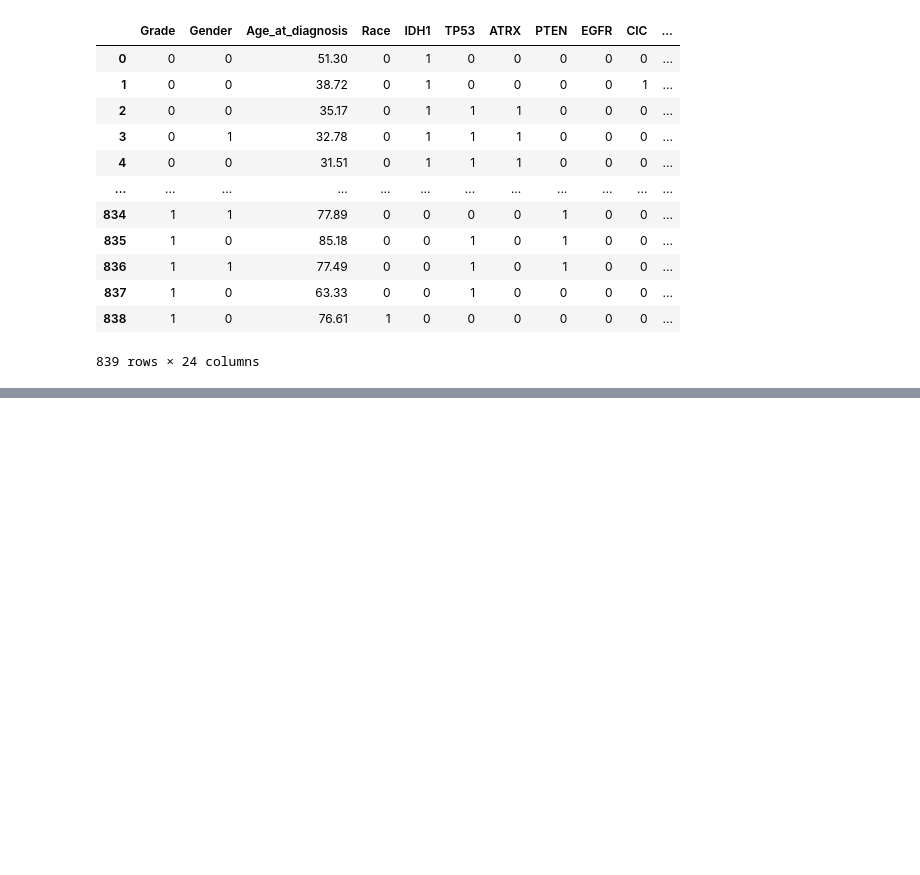
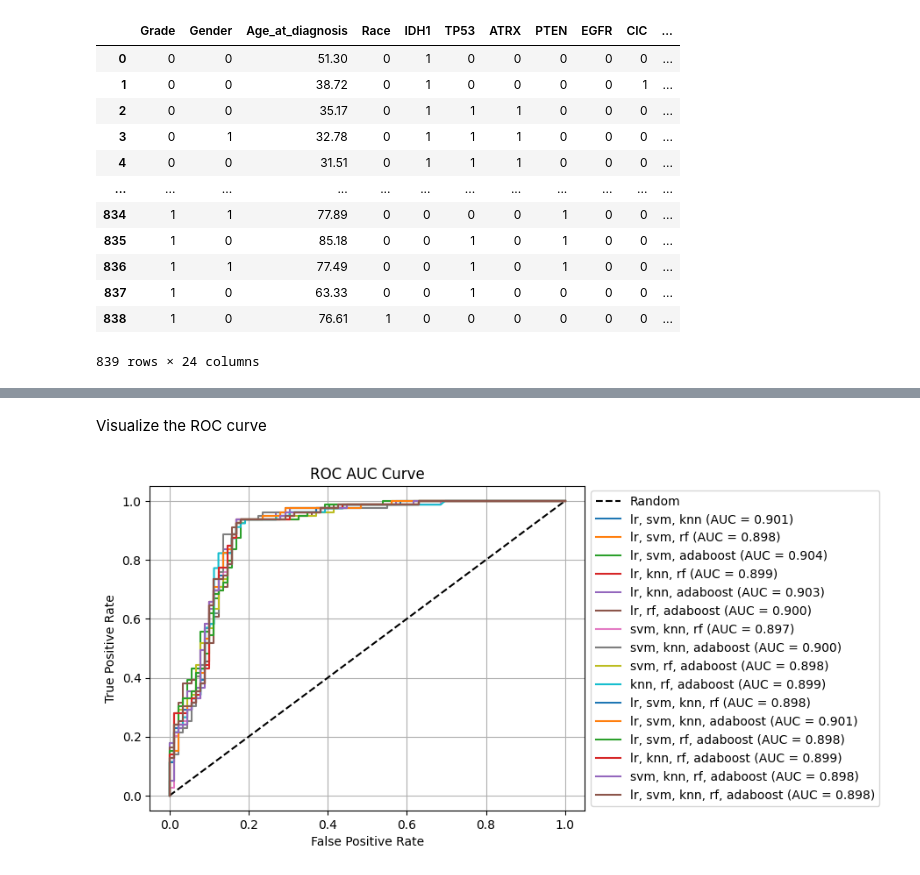
Before and after one commit to trizkynoviandy/glioma-grading, a Jupyter notebook: glioma_grading.ipynb, the cells around one changed output, grey strips where cells are left out. Saved outputs shown, nothing was run; the diff lists cells and outputs as text; code cells hidden in the pictures; blank space fills up the shorter version.

```diff
--- a/glioma_grading.ipynb
+++ b/glioma_grading.ipynb
@@ -89,0 +139,22 @@ results_df.style.format(precision=3)
+# %% [markdown]
+Visualize the ROC curve
+# %%
+plt.plot([0, 1], [0, 1], 'k--', label='Random')
+
+for vc in voting_classifiers:
+    vc.fit(X_train, y_train)
+    y_pred_proba = vc.predict_proba(X_test)[:, 1]
+    fpr, tpr, _ = roc_curve(y_test, y_pred_proba)
+    roc_auc = roc_auc_score(y_test, y_pred_proba)
+    clf_names = [name for name, _ in vc.estimators]
+    clf_names_str = ', '.join(clf_names)
+    plt.plot(fpr, tpr, label=f'{clf_names_str} (AUC = {roc_auc:.3f})')
+
+plt.xlabel('False Positive Rate')
+plt.ylabel('True Positive Rate')
+plt.title('ROC AUC Curve')
+plt.legend(loc='center left', bbox_to_anchor=(1, 0.5))
+plt.grid(True)
+plt.show()
+# %% [output]
+[figure, added]
```
Also changed, not shown: parts of 16 cells of this notebook.
